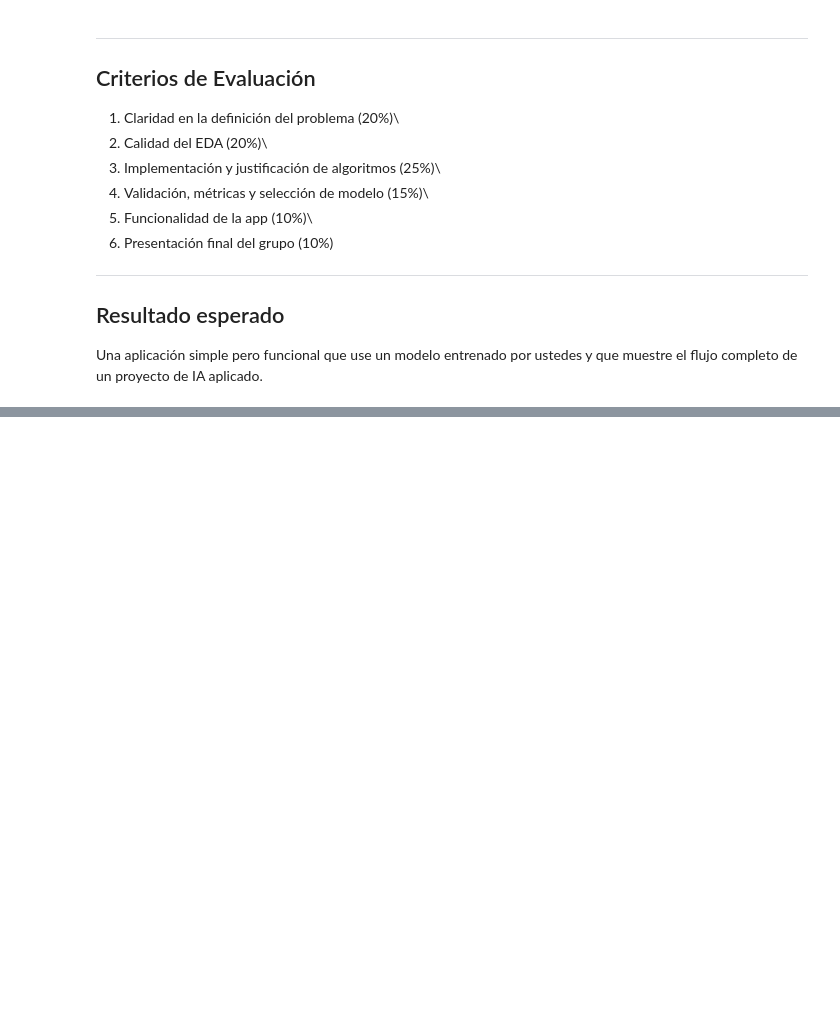
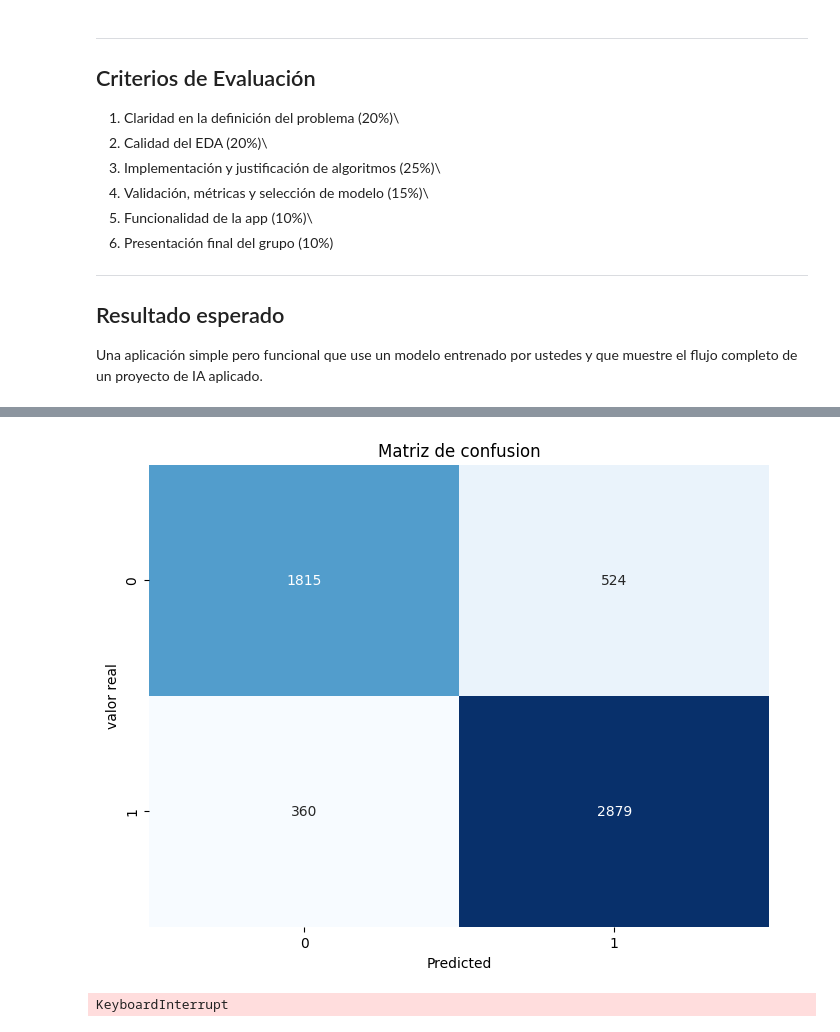
Before and after one commit to davidlealo/sic_ai_2025_sept, a Jupyter notebook: 3_machine_learning/clase_16.ipynb, the cells around one changed output, grey strips where cells are left out. Cells and saved outputs as stored; diff of their text form; code cells hidden in the pictures; blank space fills up the shorter version.

```diff
--- a/3_machine_learning/clase_16.ipynb
+++ b/3_machine_learning/clase_16.ipynb
@@ -150,0 +680,13 @@ ustedes y que muestre el flujo completo de un proyecto de IA aplicado.
+# %%
+from sklearn.naive_bayes import GaussianNB
+
+# Initialize and train the Naive Bayes model
+nb_model = GaussianNB()
+nb_model.fit(X_train, y_train)
+
+# Make predictions on the test set
+y_pred_nb = nb_model.predict(X_test)
+
+# Evaluate the model
+accuracy_nb = accuracy_score(y_test, y_pred_nb)
+print(f"Accuracy of Naive Bayes model: {accuracy_nb}")
@@ -150,0 +695,13 @@ ustedes y que muestre el flujo completo de un proyecto de IA aplicado.
+# %%
+from sklearn.svm import SVC
+
+# Initialize and train the SVM model
+svm_model = SVC(random_state=42)
+svm_model.fit(X_train, y_train)
+
+# Make predictions on the test set
+y_pred_svm = svm_model.predict(X_test)
+
+# Evaluate the model
+accuracy_svm = accuracy_score(y_test, y_pred_svm)
+print(f"Accuracy of SVM model: {accuracy_svm}")
@@ -150,0 +723,52 @@ ustedes y que muestre el flujo completo de un proyecto de IA aplicado.
+# %%
+cm = confusion_matrix(y_test, y_pred_svm)
+
+plt.figure(figsize=(8,6))
+sns.heatmap(cm, annot=True, fmt="d", cmap="Blues", cbar=False)
+plt.xlabel('Predicted')
+plt.ylabel('valor real')
+plt.title('Matriz de confusion')
+plt.show()
+# %% [output]
+[figure, added]
+# %%
+from sklearn.model_selection import GridSearchCV
+from sklearn.svm import SVC
+
+# Define the parameter grid for SVM
+# Note: This is a simplified grid. You might need to adjust parameters based on computational resources and desired performance.
+param_grid_svm = {'C': [0.1, 1, 10],
+                  'gamma': ['scale', 'auto'],
+                  'kernel': ['rbf', 'linear']}
+
+# Initialize GridSearchCV for SVM
+grid_search_svm = GridSearchCV(SVC(random_state=42), param_grid_svm, cv=3, scoring='accuracy', n_jobs=-1)
+
+# Fit GridSearchCV
+grid_search_svm.fit(X_train, y_train)
+
+# Print the best parameters and best score
+print(f"Best parameters for SVM: {grid_search_svm.best_params_}")
+print(f"Best cross-validation accuracy for SVM: {grid_search_svm.best_score_}")
+
+# Evaluate the best SVM model on the test set
+best_svm_model = grid_search_svm.best_estimator_
+y_pred_best_svm = best_svm_model.predict(X_test)
+accuracy_best_svm = accuracy_score(y_test, y_pred_best_svm)
+print(f"Accuracy of the best SVM model on the test set: {accuracy_best_svm}")
+
+# Generate classification report for the best SVM model
+report_best_svm = classification_report(y_test, y_pred_best_svm)
+print(report_best_svm)
+
+# Generate confusion matrix for the best SVM model
+cm_best_svm = confusion_matrix(y_test, y_pred_best_svm)
+
+plt.figure(figsize=(8,6))
+sns.heatmap(cm_best_svm, annot=True, fmt="d", cmap="Blues", cbar=False)
+plt.xlabel('Predicted')
+plt.ylabel('True')
+plt.title('Confusion Matrix - Best SVM Model')
+plt.show()
+# %% [output]
+KeyboardInterrupt
```
Also changed, not shown: parts of 65 cells of this notebook.
